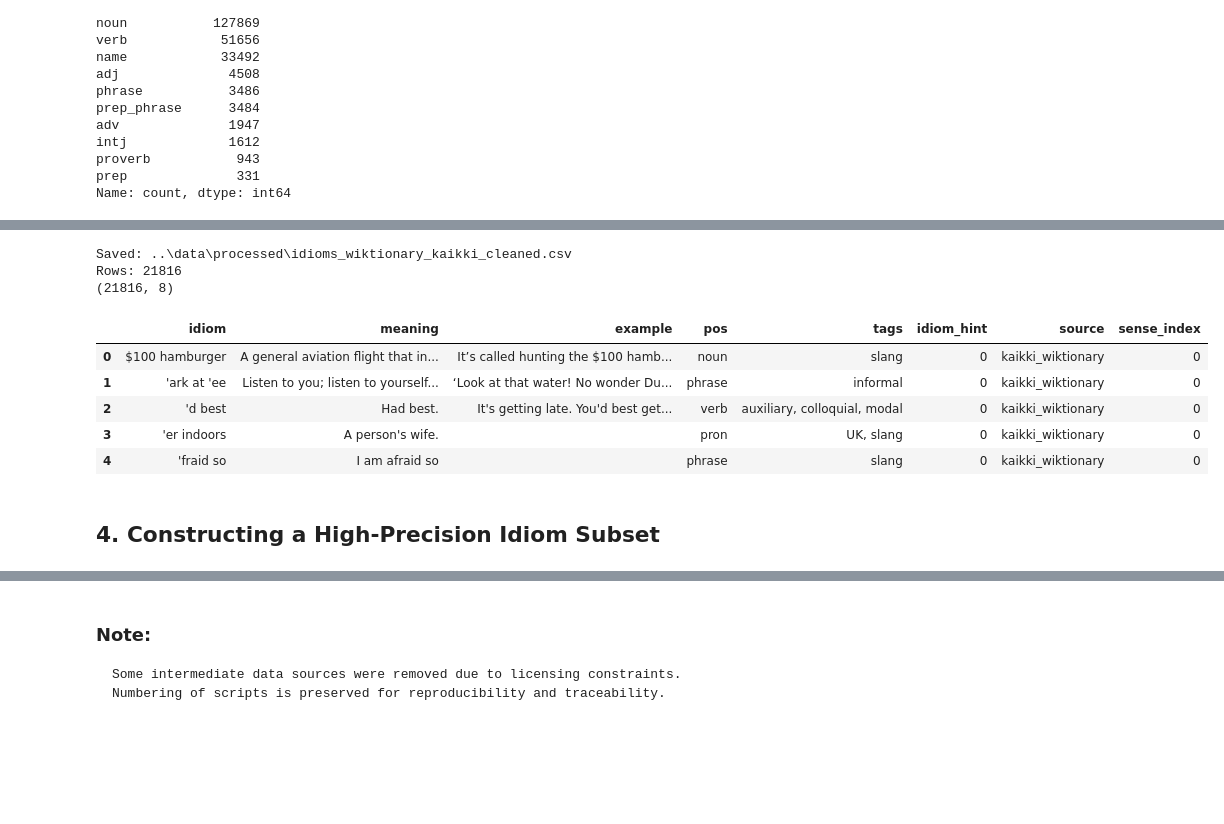
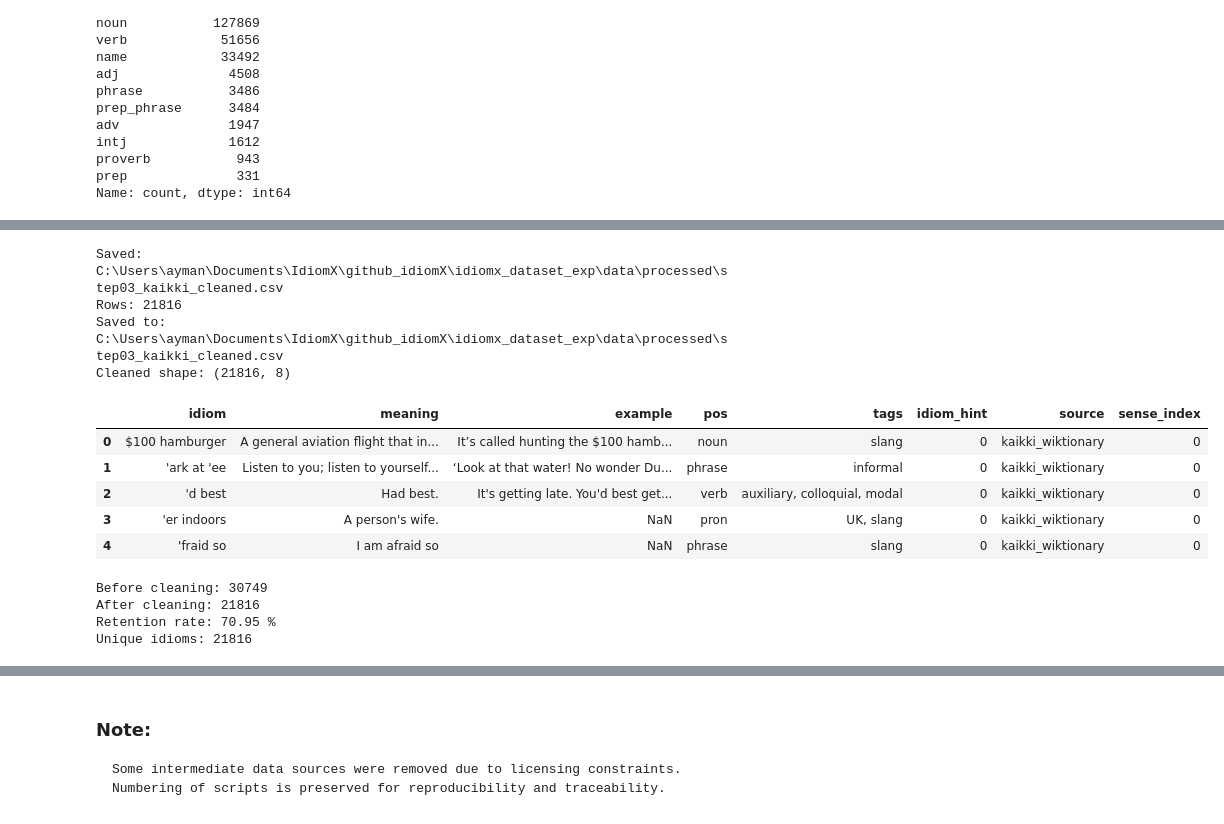
Before and after one commit to aymanshar/idiomx-dataset, a Jupyter notebook: notebooks/01_data_collection.ipynb, the cells around one changed output, grey strips where cells are left out. Saved outputs shown, nothing was run; the diff lists cells and outputs as text; code cells hidden in the pictures; blank space fills up the shorter version.

```diff
--- a/notebooks/01_data_collection.ipynb
+++ b/notebooks/01_data_collection.ipynb
@@ -62,9 +102,10 @@ If you use this dataset, please cite the IdiomX research paper.
 # %%
+# [0.2] create directories
 from pathlib import Path
 import sys
 
-# Project directories
-BASE_DIR = Path("..")
+# Resolve project root (works from notebooks folder)
+BASE_DIR = Path.cwd().parent
 
 DATA_DIR = BASE_DIR / "data"
 DATA_RAW_DIR = DATA_DIR / "raw"
@@ -74,9 +115,6 @@ DATA_SAMPLE_DIR = DATA_DIR / "sample"
 
 # Raw dataset file
 KAIKKI_FILE = DATA_RAW_DIR / "kaikki.org-dictionary-English-words.jsonl"
-
-# External dataset sources if required
-KAIKKI_DATASET_URL = "https://kaikki.org/dictionary/English/words/kaikki.org-dictionary-English-words.jsonl"
 
 # python file path
 SCRIPTS_DIR = BASE_DIR / "scripts"
@@ -89,3 +127,7 @@ DATA_RAW_DIR.mkdir(parents=True, exist_ok=True)
 DATA_PROCESS_DIR.mkdir(parents=True, exist_ok=True)
 DATA_FINAL_DIR.mkdir(parents=True, exist_ok=True)
 DATA_SAMPLE_DIR.mkdir(parents=True, exist_ok=True)
+
+print("BASE_DIR:", BASE_DIR)
+print("DATA_DIR:", DATA_DIR)
+print("RAW FILE:", KAIKKI_FILE)
@@ -265,36 +332,43 @@ By standardizes text fields, removes residual noise, and ensures that idioms and
-# %%
-#=======================
-# this part define the main rote incase if started the notebook from here for this step
-#=======================
-from pathlib import Path
-
-BASE_DIR = Path("..")
-DATA_DIR = BASE_DIR / "data"
-DATA_PROCESS_DIR = DATA_DIR / "processed"
-#======================================
-
-# input file
-INPUT_FILE_kaikki_strict= DATA_PROCESS_DIR / "idioms_wiktionary_kaikki_strict.csv"
-#output file
-OUTPUT_FILE_kaikki_cleaned = DATA_PROCESS_DIR / "idioms_wiktionary_kaikki_cleaned.csv"
 # %%
-# import the function from scripts/ clean_idioms
+# [3.1] Clean idioms
+
 from collect_03_clean_idioms import clean_idioms
+import pandas as pd
 
-# run clean function
-df_kaikki_clean = clean_idioms(INPUT_FILE_kaikki_strict,OUTPUT_FILE_kaikki_cleaned)
+INPUT_FILE = DATA_PROCESS_DIR / "step02_kaikki_strict.csv"
+OUTPUT_FILE = DATA_PROCESS_DIR / "step03_kaikki_cleaned.csv"
 
-print(df_kaikki_clean.shape)
+# Run cleaning
+clean_idioms(INPUT_FILE, OUTPUT_FILE)
+
+print("Saved to:", OUTPUT_FILE)
+
+# Load for inspection
+df_kaikki_clean = pd.read_csv(OUTPUT_FILE)
+
+print("Cleaned shape:", df_kaikki_clean.shape)
 df_kaikki_clean.head()
 # %% [output]
-Saved: ..\data\processed\idioms_wiktionary_kaikki_cleaned.csv
+Saved: C:\Users\ayman\Documents\IdiomX\github_idiomX\idiomx_dataset_exp\data\processed\step03_kaikki_cleaned.csv
 Rows: 21816
-(21816, 8)
+Saved to: C:\Users\ayman\Documents\IdiomX\github_idiomX\idiomx_dataset_exp\data\processed\step03_kaikki_cleaned.csv
+Cleaned shape: (21816, 8)
 |  | idiom | meaning | example | pos | tags | idiom_hint | source | sense_index |
 | 0 | $100 hamburger | A general aviation flight that in... | It’s called hunting the $100 hamb... | noun | slang | 0 | kaikki_wiktionary | 0 |
 | 1 | 'ark at 'ee | Listen to you; listen to yourself... | ‘Look at that water! No wonder Du... | phrase | informal | 0 | kaikki_wiktionary | 0 |
 | 2 | 'd best | Had best. | It's getting late. You'd best get... | verb | auxiliary, colloquial, modal | 0 | kaikki_wiktionary | 0 |
-| 3 | 'er indoors | A person's wife. |  | pron | UK, slang | 0 | kaikki_wiktionary | 0 |
-| 4 | 'fraid so | I am afraid so |  | phrase | slang | 0 | kaikki_wiktionary | 0 |
+| 3 | 'er indoors | A person's wife. | NaN | pron | UK, slang | 0 | kaikki_wiktionary | 0 |
+| 4 | 'fraid so | I am afraid so | NaN | phrase | slang | 0 | kaikki_wiktionary | 0 |
-# %% [markdown]
-## 4. Constructing a High-Precision Idiom Subset
+# %%
+before_clean = len(df_kaikki_strict)
+after_clean = len(df_kaikki_clean)
+
+print("Before cleaning:", before_clean)
+print("After cleaning:", after_clean)
+print("Retention rate:", round(after_clean / before_clean * 100, 2), "%")
+print("Unique idioms:", df_kaikki_clean["idiom"].nunique())
+# %% [output]
+Before cleaning: 30749
+After cleaning: 21816
+Retention rate: 70.95 %
+Unique idioms: 21816
```
Also changed, not shown: parts of 52 cells of this notebook, 25 other files.
